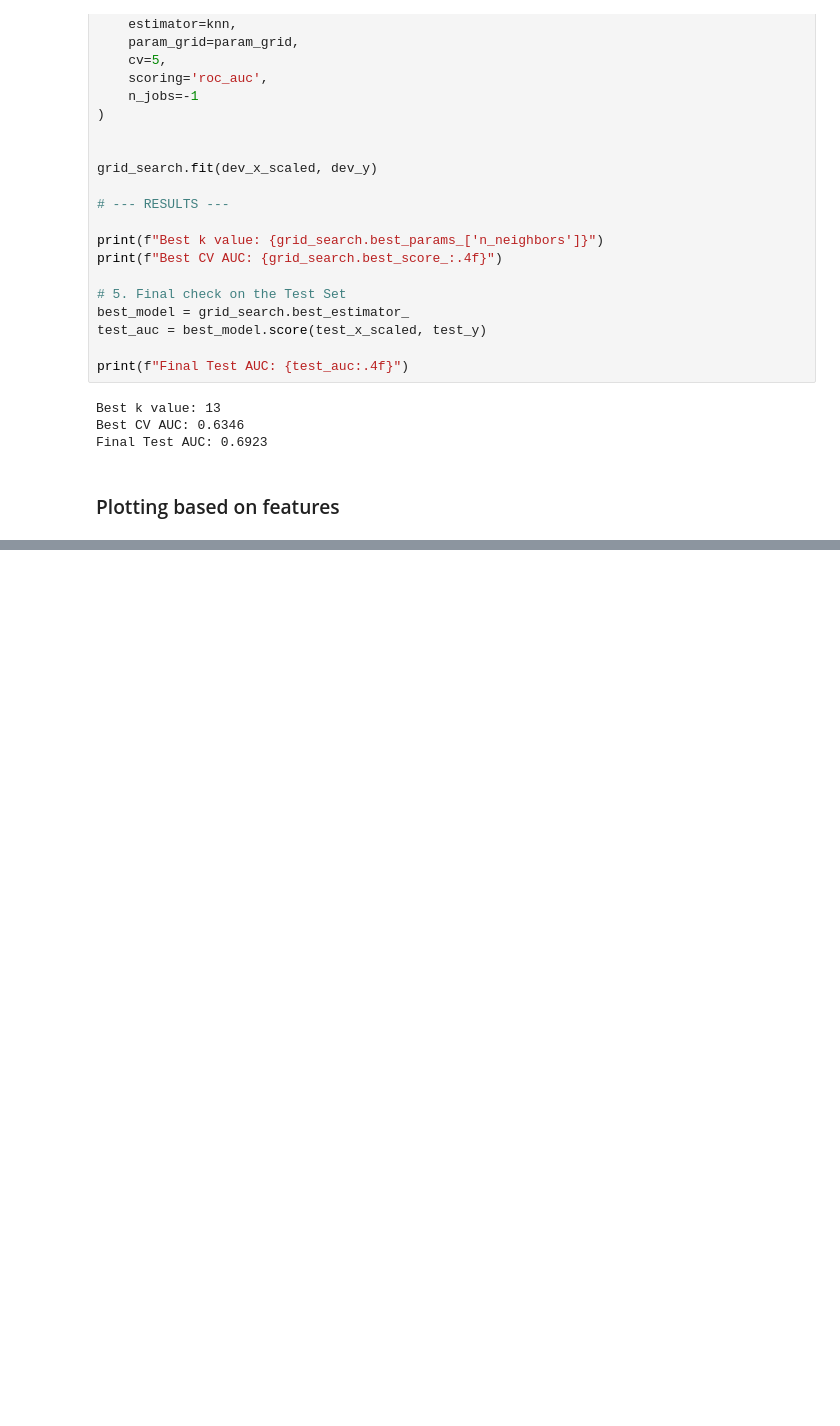
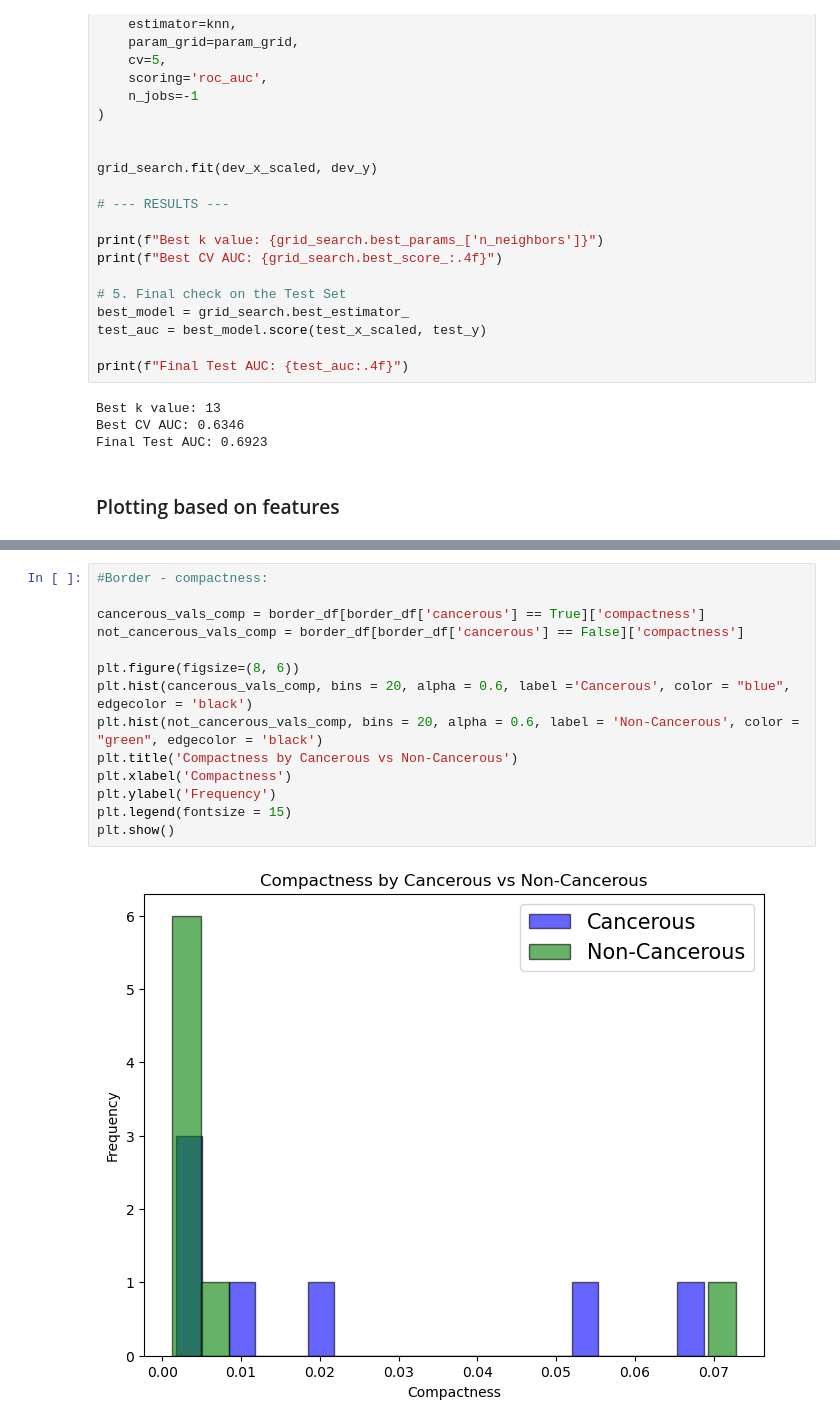
Before and after one commit to LauritsRich/2026-PDS-Tigers, a Jupyter notebook: src/playground.ipynb, the cells around one changed output, grey strips where cells are left out. Drawn from its saved outputs; the diff is of its cells as text; blank space fills up the shorter version.

```diff
--- a/src/playground.ipynb
+++ b/src/playground.ipynb
@@ -247,0 +269,16 @@ New Best CV AUC: 0.7169
+# %%
+#Border - compactness:
+
+cancerous_vals_comp = border_df[border_df['cancerous'] == True]['compactness']
+not_cancerous_vals_comp = border_df[border_df['cancerous'] == False]['compactness']
+
+plt.figure(figsize=(8, 6))
+plt.hist(cancerous_vals_comp, bins = 20, alpha = 0.6, label ='Cancerous', color = "blue", edgecolor = 'black')
+plt.hist(not_cancerous_vals_comp, bins = 20, alpha = 0.6, label = 'Non-Cancerous', color = "green", edgecolor = 'black')
+plt.title('Compactness by Cancerous vs Non-Cancerous')
+plt.xlabel('Compactness')
+plt.ylabel('Frequency')
+plt.legend(fontsize = 15)
+plt.show()
+# %% [output]
+[figure, added]
```
Also changed, not shown: parts of 10 cells of this notebook, 3 other files.
